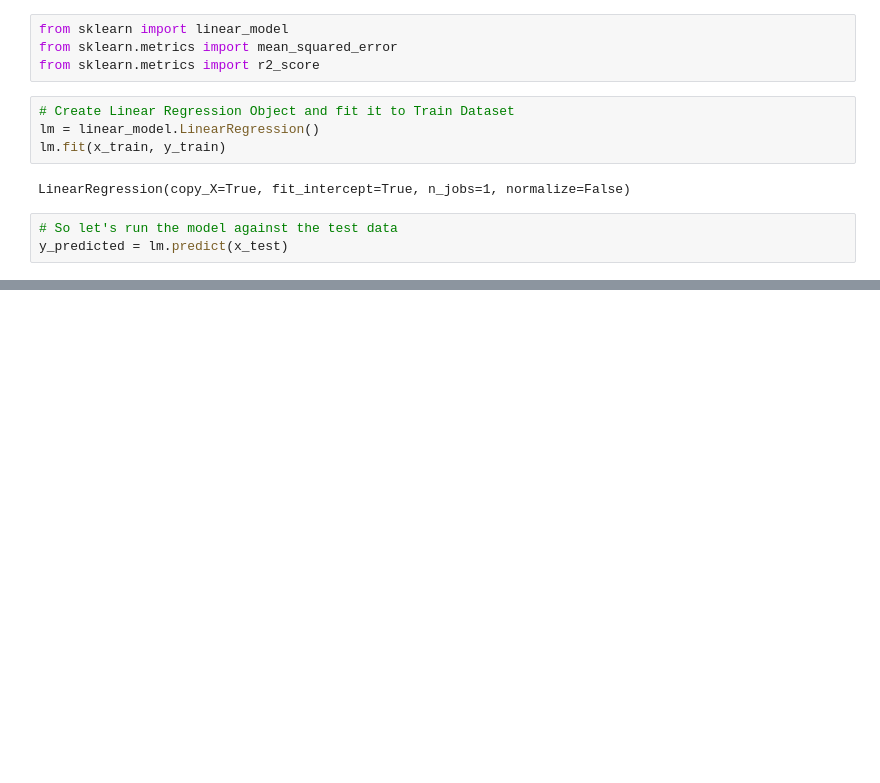
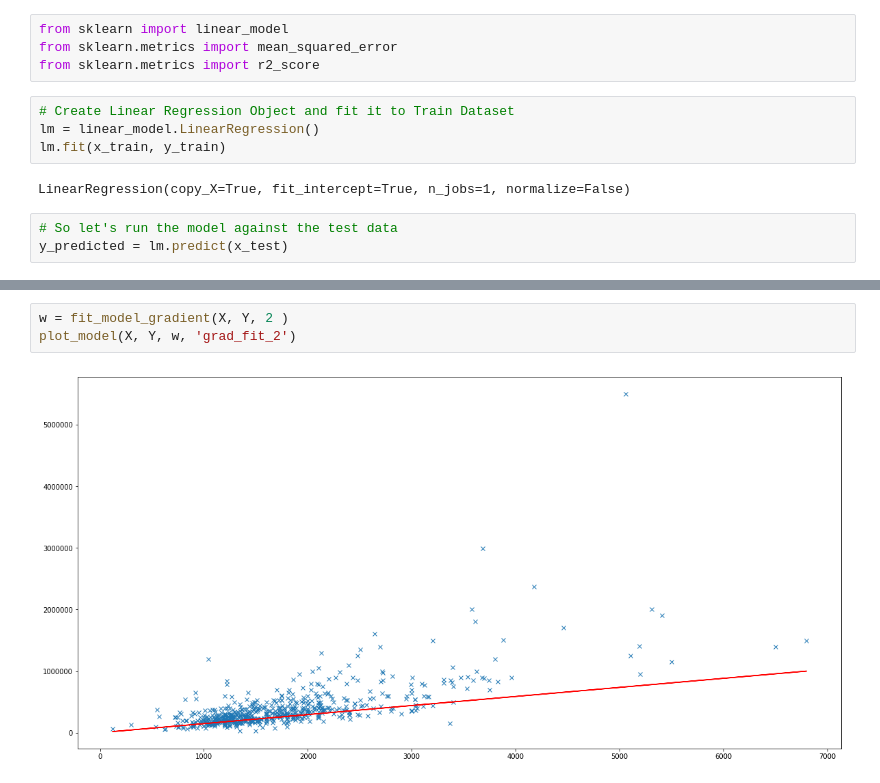
Before and after one commit to santhoshpkumar/kaggle-linear-regression, a Jupyter notebook: simple_linear_regression.ipynb, the cells around one changed output, grey strips where cells are left out. Drawn from its saved outputs; the diff is of its cells as text; blank space fills up the shorter version.

```diff
--- a/simple_linear_regression.ipynb
+++ b/simple_linear_regression.ipynb
@@ -346,0 +391,5 @@ plt.show()
+# %%
+w = fit_model_gradient(X, Y, 2 )
+plot_model(X, Y, w, 'grad_fit_2')
+# %% [output]
+[figure, added]
```
Also changed, not shown: parts of 35 cells of this notebook, 22 other files.
